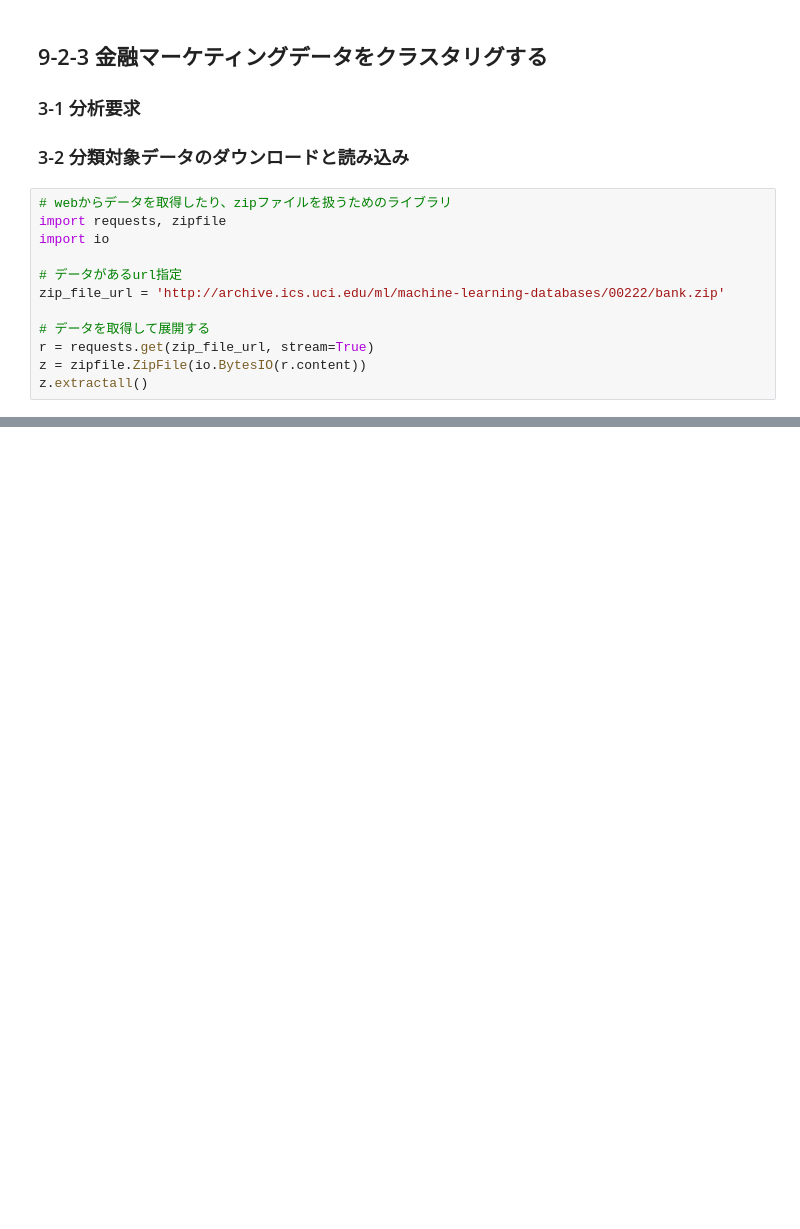
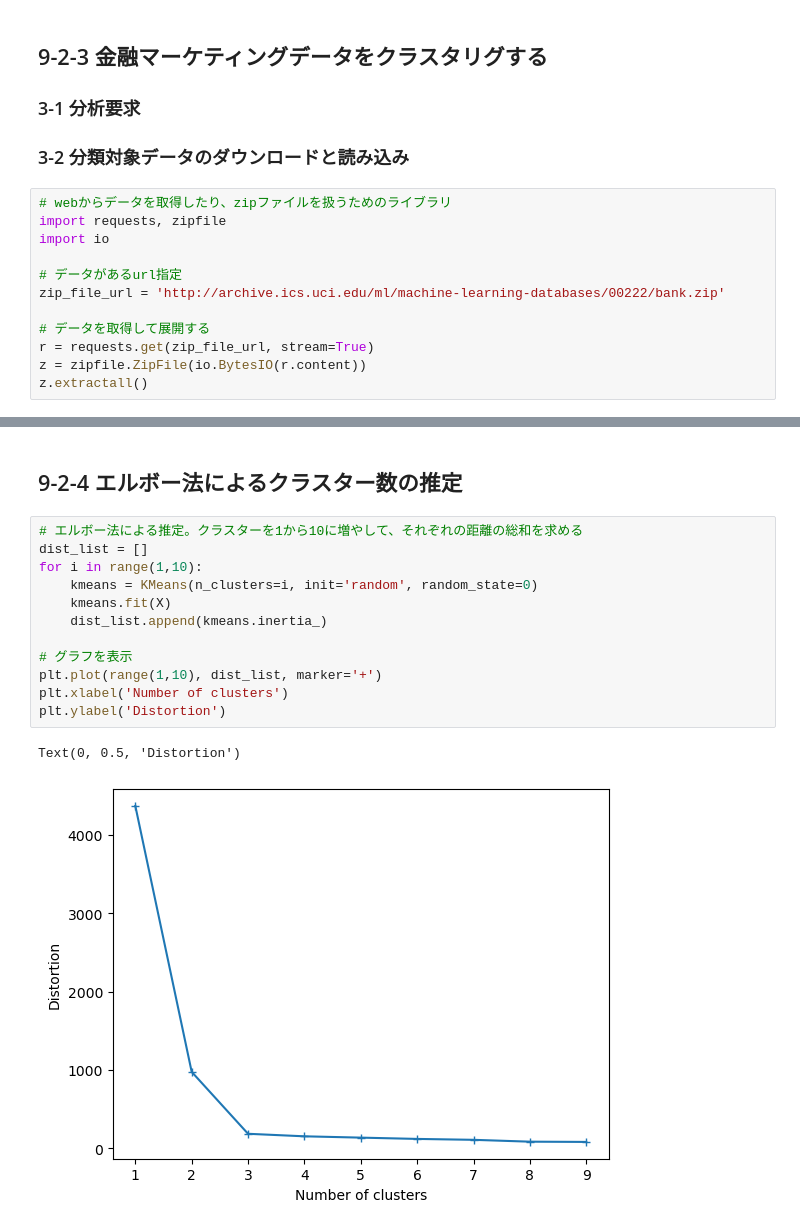
Before and after one commit to RentoYabuki06/ut_datascience_ikusei_kouza, a Jupyter notebook: chapter09/ch09.ipynb, the cells around one changed output, grey strips where cells are left out. Cells and saved outputs as stored; diff of their text form; blank space fills up the shorter version.

```diff
--- a/chapter09/ch09.ipynb
+++ b/chapter09/ch09.ipynb
@@ -95,0 +162,17 @@ bank.head()
+# %% [markdown]
+## 9-2-4 エルボー法によるクラスター数の推定
+# %%
+# エルボー法による推定。クラスターを1から10に増やして、それぞれの距離の総和を求める
+dist_list = []
+for i in range(1,10):
+	kmeans = KMeans(n_clusters=i, init='random', random_state=0)
+	kmeans.fit(X)
+	dist_list.append(kmeans.inertia_)
+
+# グラフを表示
+plt.plot(range(1,10), dist_list, marker='+')
+plt.xlabel('Number of clusters')
+plt.ylabel('Distortion')
+# %% [output]
+Text(0, 0.5, 'Distortion')
+[figure, added]
```
Also changed, not shown: parts of 10 cells of this notebook, 3 other files.
